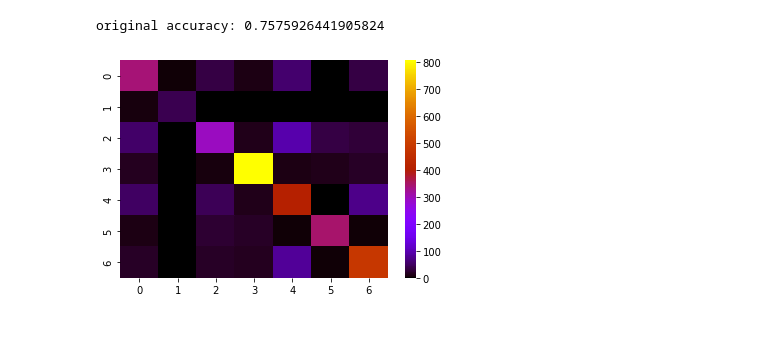
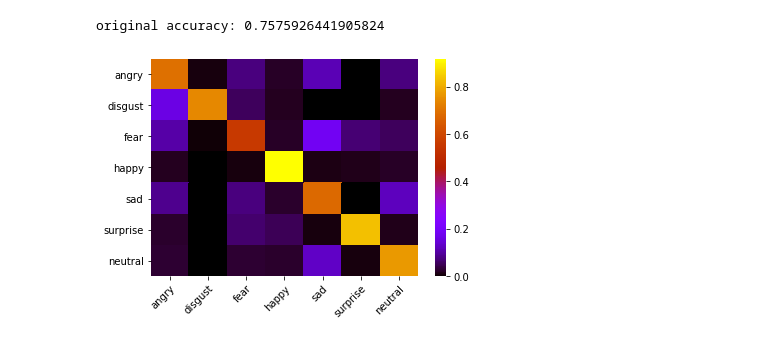
Before and after one commit to pawan-nandakishore/image_emotion_recognition, a Jupyter notebook: colab_notebooks/turker_ensemble_updated.ipynb, the cells around one changed output. Saved outputs shown, nothing was run; the diff lists cells and outputs as text; code cells hidden in the pictures.

Commit message:
labelling confusion matrix

```diff
--- a/colab_notebooks/turker_ensemble_updated.ipynb
+++ b/colab_notebooks/turker_ensemble_updated.ipynb
@@ -43,3 +41,7 @@ Resize_pixelsize = 197
+# %%
+Resize_pixelsize = 197
+labels = {0:'angry', 1:'disgust', 2:'fear', 3:'happy', 4:'sad', 5:'surprise', 6:'neutral'}
+reverse_labels = {'angry':0, 'disgust':1, 'fear':2, 'happy':3, 'sad':4, 'surprise':5, 'neutral':6}
 # %%
 # Function that reads the data from the csv file, increases the size of the images and returns the images and their labels
     # dataset: Data path
@@ -355,8 +357,14 @@ ypred = np.argmax(summed, axis=1)
 print("original accuracy: {}".format(accuracy_score(ypred, y_test)))
 # %% [output]
 original accuracy: 0.7575926441905824
-# %%
-sns.heatmap(confusion_matrix(y_test, ypred), cmap='gnuplot')
-plt.show()
-# %% [output]
-[figure, removed]
+# %%
+fig= sns.heatmap(confusion_matrix(y_test, ypred, normalize='true'), cmap='gnuplot')
+fig.set_xticklabels(list(labels.values()))
+fig.set_yticklabels(list(labels.values()))
+plt.setp(fig.get_xticklabels(), rotation=45, ha="right",
+         rotation_mode="anchor")
+plt.setp(fig.get_yticklabels(), rotation=0, ha="right",
+         rotation_mode="anchor")
+plt.show()
+# %% [output]
+[figure, added]
```
Also changed, not shown: parts of 2 cells of this notebook.
